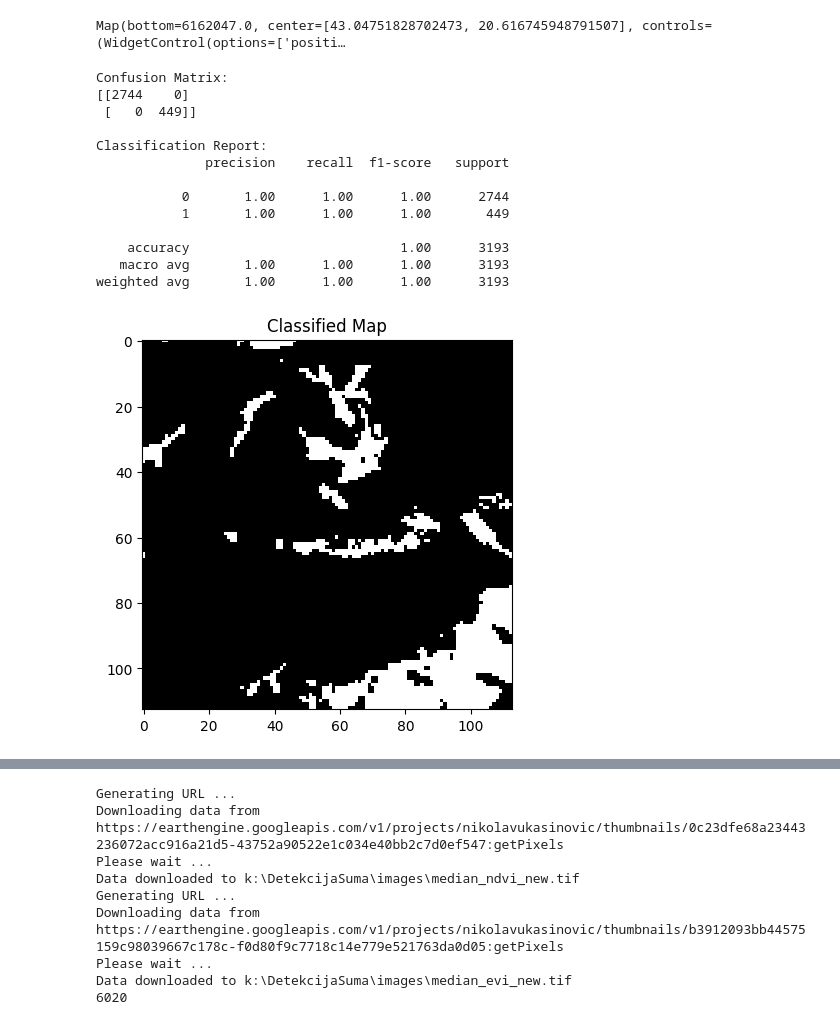
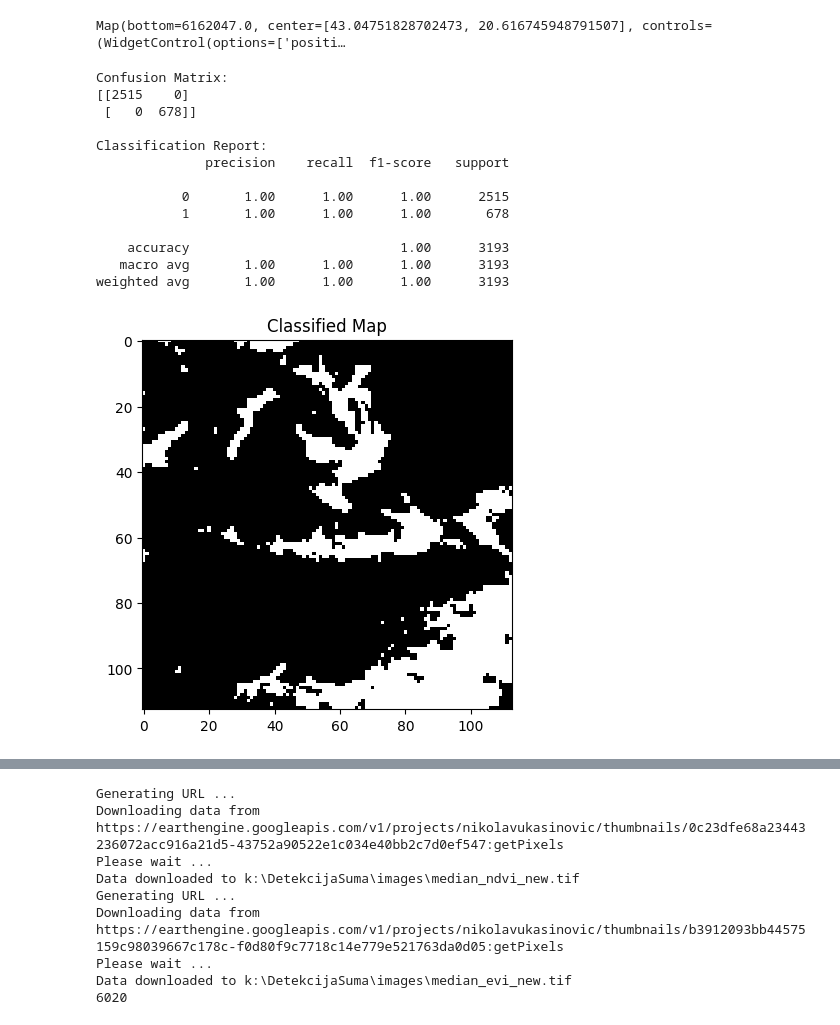
Before and after one commit to vukasinovic21/DetekcijaSuma, a Jupyter notebook: projekat.ipynb, the cells around one changed output, grey strips where cells are left out. Saved outputs shown, nothing was run; the diff lists cells and outputs as text; code cells hidden in the pictures.

```diff
--- a/projekat.ipynb
+++ b/projekat.ipynb
@@ -291,8 +291,8 @@ X = np.vstack([
     evi_data.flatten()
 ]).T
 
-# Gde su ndvi i evi manji od 0.2 racunacemo da je pokrceno(deforestation) a ostali ce da upadnu u sume
-labels = np.where((ndvi_data < 0.2) & (evi_data < 0.2), 1, 0)
+# Gde su ndvi i evi manji od 0.21 racunacemo da je pokrceno(deforestation) a ostali ce da upadnu u sume
+labels = np.where((ndvi_data < 0.21) & (evi_data < 0.21), 1, 0)
 y = labels.flatten()  # Labels (0 i dalje sume, 1 pokrceno)
 
 scaler = MinMaxScaler(feature_range=(0, 1))
@@ -305,38 +305,38 @@ X_train, X_test, y_train, y_test = train_test_split(X_scaled, y, test_size=0.25,
 rf_classifier = RandomForestClassifier(n_estimators=100, random_state=42)
 
 # Treniranje modela
 rf_classifier.fit(X_train, y_train)
 
 # Prediktovanje
 y_pred = rf_classifier.predict(X_test)
 
 # Evaluacija modela
 print("Confusion Matrix:")
 print(confusion_matrix(y_test, y_pred))
 
 print("\nClassification Report:")
 print(classification_report(y_test, y_pred))
 
 # Vizualizacija klasifikovane mape
 classified_map = rf_classifier.predict(X_scaled).reshape(ndvi_data.shape)
 plt.imshow(classified_map, cmap='gray')
 plt.title('Classified Map')
 plt.show()
 # %% [output]
 Confusion Matrix:
-[[2744    0]
- [   0  449]]
+[[2515    0]
+ [   0  678]]
 
 Classification Report:
               precision    recall  f1-score   support
 
-           0       1.00      1.00      1.00      2744
-           1       1.00      1.00      1.00       449
+           0       1.00      1.00      1.00      2515
+           1       1.00      1.00      1.00       678
 
     accuracy                           1.00      3193
    macro avg       1.00      1.00      1.00      3193
 weighted avg       1.00      1.00      1.00      3193
-[figure, old version]
+[figure, new version]
 # %%
 new_X = np.vstack([
     ndvi_data_test.flatten(),
```
Also changed, not shown: parts of 3 cells of this notebook, 1 other file.
